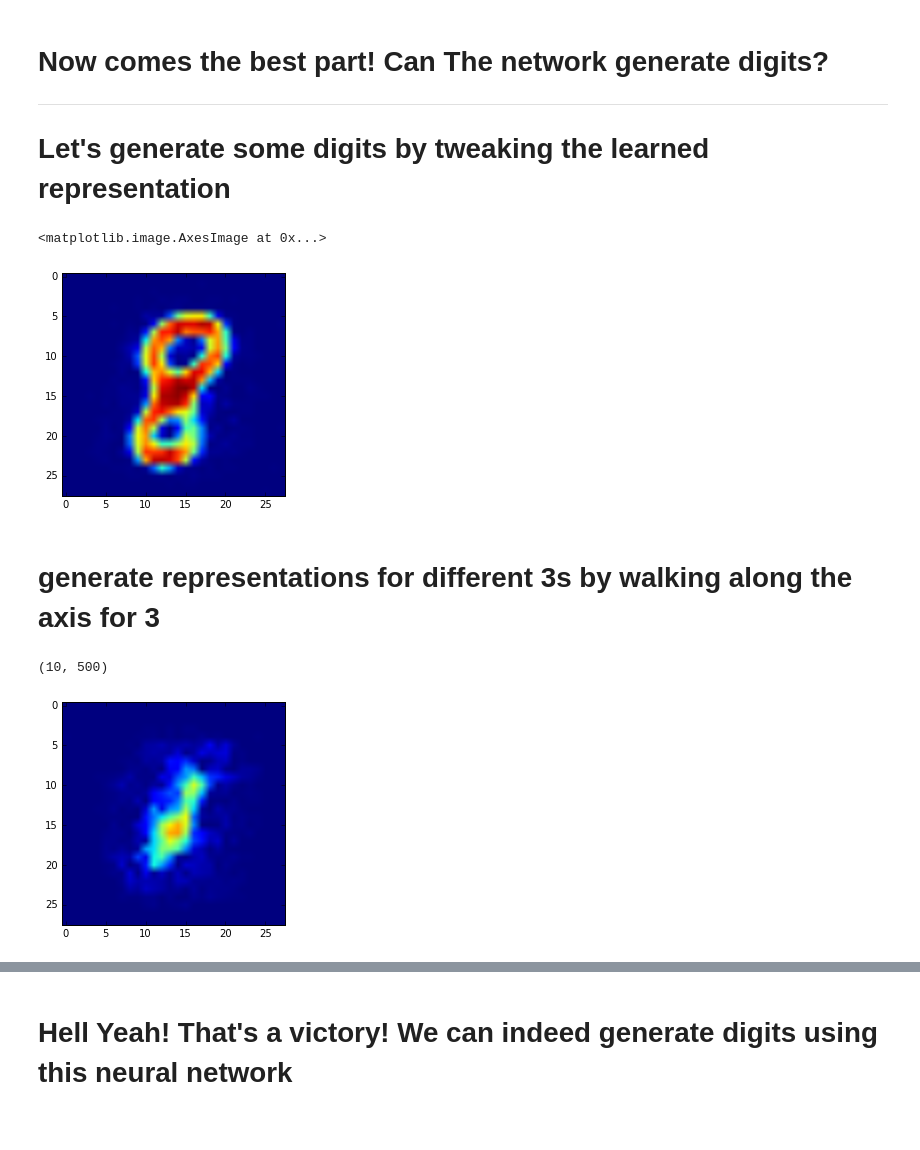
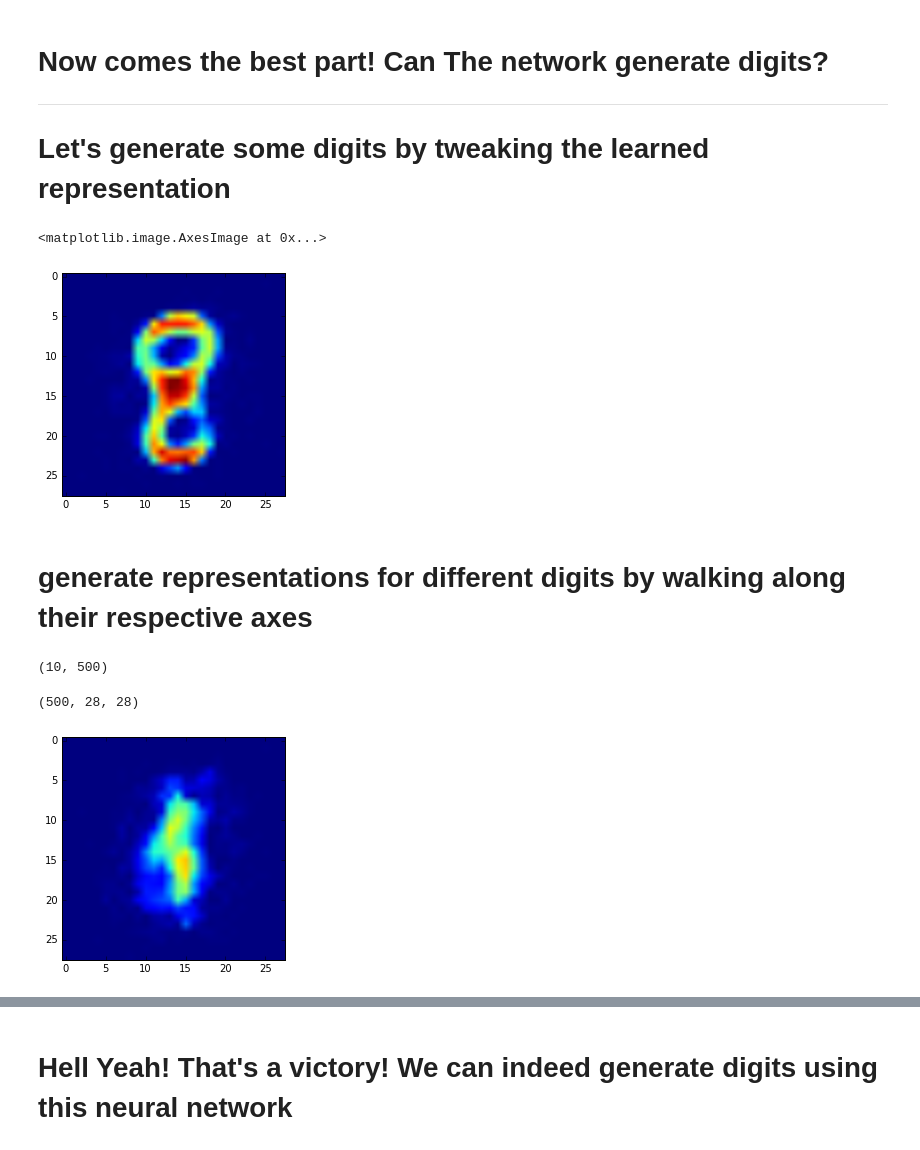
Before and after one commit to akanimax/my-deity, a Jupyter notebook: Scripts/IDEA_1/COMPRESSION_CUM_CLASSIFICATION_v_2.ipynb, the cells around one changed output, grey strips where cells are left out. Saved outputs shown, nothing was run; the diff lists cells and outputs as text; code cells hidden in the pictures.

Commit message:
Random seed mechanism added and the animation made more refined

```diff
--- a/Scripts/IDEA_1/COMPRESSION_CUM_CLASSIFICATION_v_2.ipynb
+++ b/Scripts/IDEA_1/COMPRESSION_CUM_CLASSIFICATION_v_2.ipynb
@@ -61,7 +64,7 @@ base_model_path = '../../Models'
 
 current_model_path = os.path.join(base_model_path, "IDEA_1")
 
-model_path_name = os.path.join(current_model_path, "Model1_v2")
+model_path_name = os.path.join(current_model_path, "Model2_v2")
 
 # constant values:
 highest_pixel_value = 255
@@ -321,7 +324,7 @@ def normalize(x):
         x => the input tensor to be range normalized
         @return => range normalized tensor
     '''
-    x_max = tf.reduce_max(x, axis=0)
+    x_max = tf.reduce_sum(x, axis=0)
     # return the range normalized prediction values:
     return (x / x_max)
 # %%
@@ -463,9 +485,9 @@ generated_image = sess.run(generated_digits, feed_dict={in_back_vector: generato
 plt.imshow(generated_image)
 # %% [output]
 <matplotlib.image.AxesImage at 0x...>
-[figure, old version]
+[figure, new version]
 # %% [markdown]
-# generate representations for different 3s by walking along the axis for 3
+# generate representations for different digits by walking along their respective axes
 # %%
 total_frames = 50
 # %%
@@ -484,29 +506,33 @@ all_digits.shape
 # %%
 # obtain the images for these inputs:
 images = sess.run(generated_digits, feed_dict={in_back_vector: all_digits}).T.reshape((-1, 28, 28))
+# %%
+images.shape
+# %% [output]
+(500, 28, 28)
 # %%
 imagelist = images
 
 import matplotlib.animation as animation
 from IPython.display import HTML
 
 fig = plt.figure() # make figure
 
 # make axesimage object
 # the vmin and vmax here are very important to get the color map correct
 im = plt.imshow(imagelist[0], cmap=plt.get_cmap('jet'), vmin=0, vmax=1);
 
 # function to update figure
 def updatefig(j):
     # set the data in the axesimage object
     im.set_array(imagelist[j])
     # return the artists set
     return [im]
 # kick off the animation
-ani = animation.FuncAnimation(fig, updatefig, frames=range(500),
+ani = animation.FuncAnimation(fig, updatefig, frames=range(images.shape[0]),
                               interval=50, blit=True)
 # %% [output]
-[figure, old version]
+[figure, new version]
 # %%
 HTML(ani.to_html5_video())
 # %% [output]
```
Also changed, not shown: parts of 12 cells of this notebook, 5 other files.
